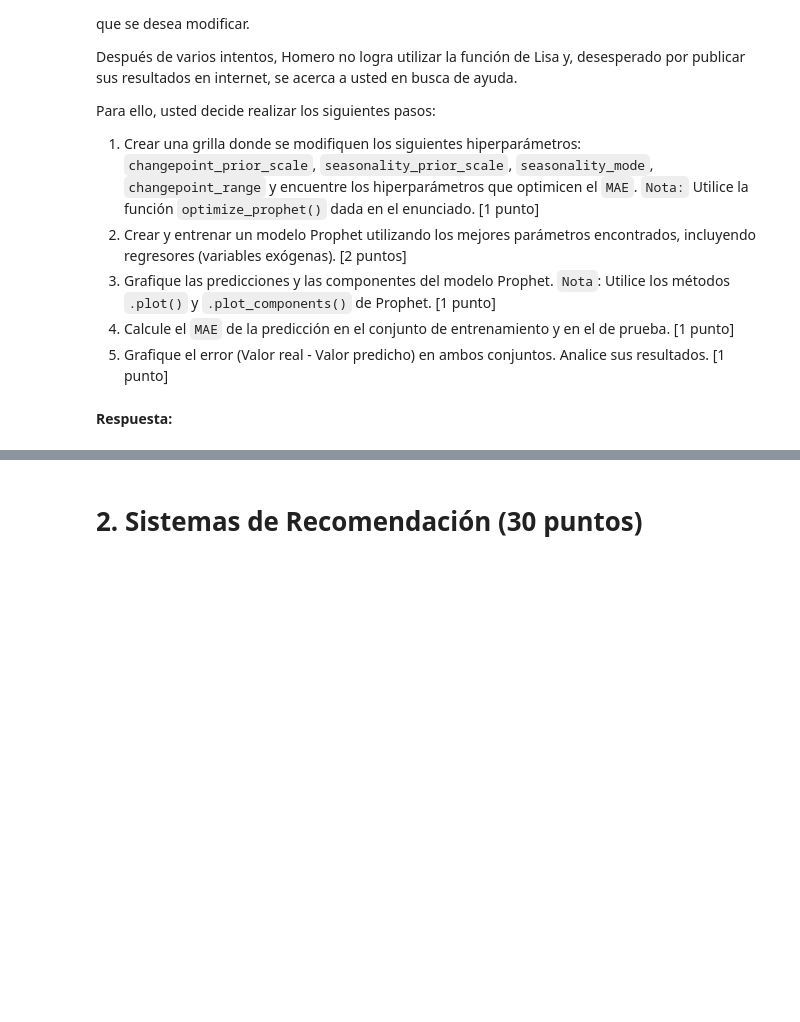
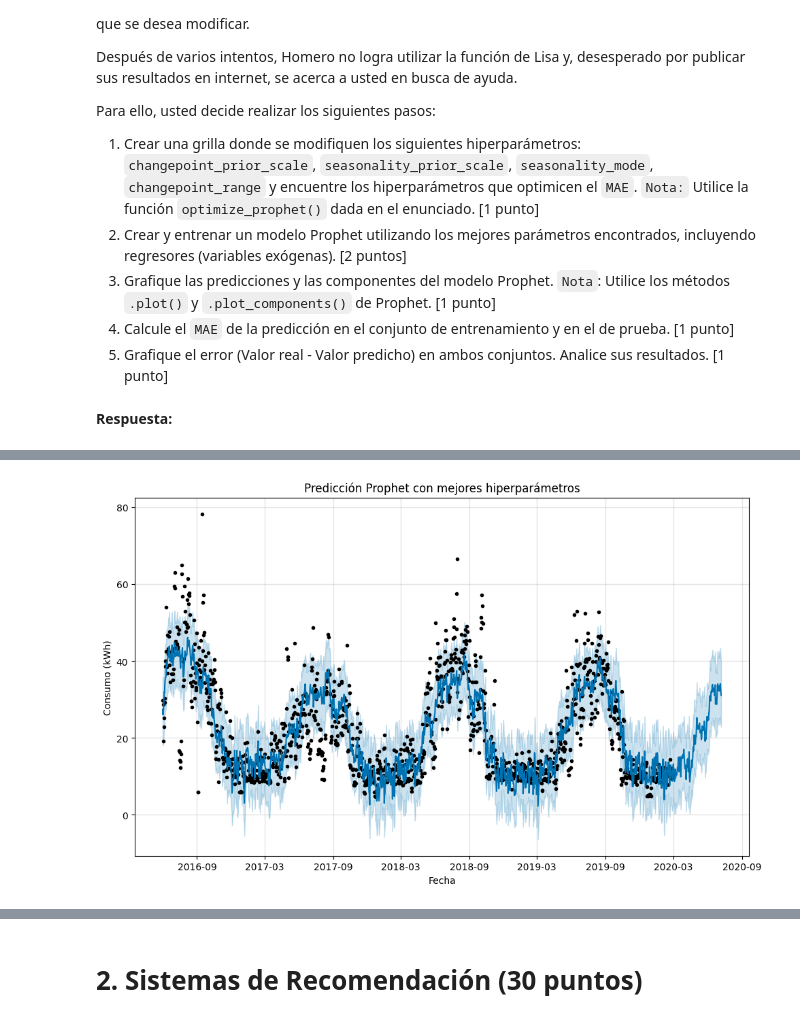
Before and after one commit to jp835/Repositorio-laboratorio-de-programaci-n-cient-fica-grupo-LosTcg, a Jupyter notebook: Lab 10/Lab10_enunciado.ipynb, the cells around one changed output, grey strips where cells are left out. Cells and saved outputs as stored; diff of their text form; code cells hidden in the pictures; blank space fills up the shorter version.

```diff
--- a/Lab 10/Lab10_enunciado.ipynb
+++ b/Lab 10/Lab10_enunciado.ipynb
@@ -800,0 +801,84 @@ def optimize_prophet(df, df_to_pred, features, param_grid ):
+# %%
+# Preparar datos Prophet
+train_prophet = train_df.rename(columns={'date':'ds', 'Energy_kWh':'y'})
+test_prophet  = test_df.rename(columns={'date':'ds', 'Energy_kWh':'y'})
+future_df = pd.concat([train_prophet, test_prophet], axis=0)
+
+# Lista de regresores
+regresores = ['Temp_avg', 'Hum_avg', 'Wind_avg', 'Press_avg']
+
+# Hiperparámetros
+param_grid = {
+    'changepoint_prior_scale': [0.01, 0.1, 0.5],
+    'seasonality_prior_scale': [0.1, 1.0, 10.0],
+    'seasonality_mode': ['additive', 'multiplicative'],
+    'changepoint_range': [0.8, 0.9, 0.95]
+}
+
+# Optimizar Prophet
+tuning_results, best_params = optimize_prophet(
+    df=train_prophet,
+    df_to_pred=test_prophet,
+    features=regresores,
+    param_grid=param_grid
+)
+
+print("Mejores hiperparámetros encontrados:")
+print(best_params)
+
+# Crear y entrenar modelo Prophet con los mejores parámetros
+m = Prophet(
+    yearly_seasonality=True,
+    weekly_seasonality=True,
+    daily_seasonality=False,
+    **best_params
+)
+
+# Agregar regresores
+for reg in regresores:
+    m.add_regressor(reg)
+
+m.fit(train_prophet[['ds', 'y'] + regresores])
+
+# Predicciones
+forecast = m.predict(future_df[['ds'] + regresores])
+
+# Graficar predicciones y componentes
+fig1 = m.plot(forecast)
+plt.title("Predicción Prophet con mejores hiperparámetros")
+plt.xlabel("Fecha")
+plt.ylabel("Consumo (kWh)")
+plt.show()
+
+fig2 = m.plot_components(forecast)
+plt.show()
+
+# Calcular MAE
+results = future_df.copy()
+results['yhat'] = forecast['yhat']
+
+mae_train = mean_absolute_error(
+    results.loc[results['ds'] <= fecha_limite, 'y'],
+    results.loc[results['ds'] <= fecha_limite, 'yhat']
+)
+
+mae_test = mean_absolute_error(
+    results.loc[results['ds'] >= pd.to_datetime("2020-03-01"), 'y'],
+    results.loc[results['ds'] >= pd.to_datetime("2020-03-01"), 'yhat']
+)
+
+print(f"MAE Train: {mae_train:.2f}")
+print(f"MAE Test : {mae_test:.2f}")
+
+# Graficar errores
+results['error'] = results['y'] - results['yhat']
+
+plt.figure(figsize=(12,5))
+plt.plot(results['ds'], results['error'], color='orange', label='Error (Real - Predicho)')
+plt.axhline(0, color='black', linestyle='--')
+plt.title("Error de Predicción Prophet (Train + Test)")
+plt.xlabel("Fecha")
+plt.ylabel("Error (kWh)")
+plt.legend()
+plt.show()
+# %% [output]
@@ -800,0 +887 @@ def optimize_prophet(df, df_to_pred, features, param_grid ):
+[figure, added]
```
Also changed, not shown: parts of 5 cells of this notebook.
